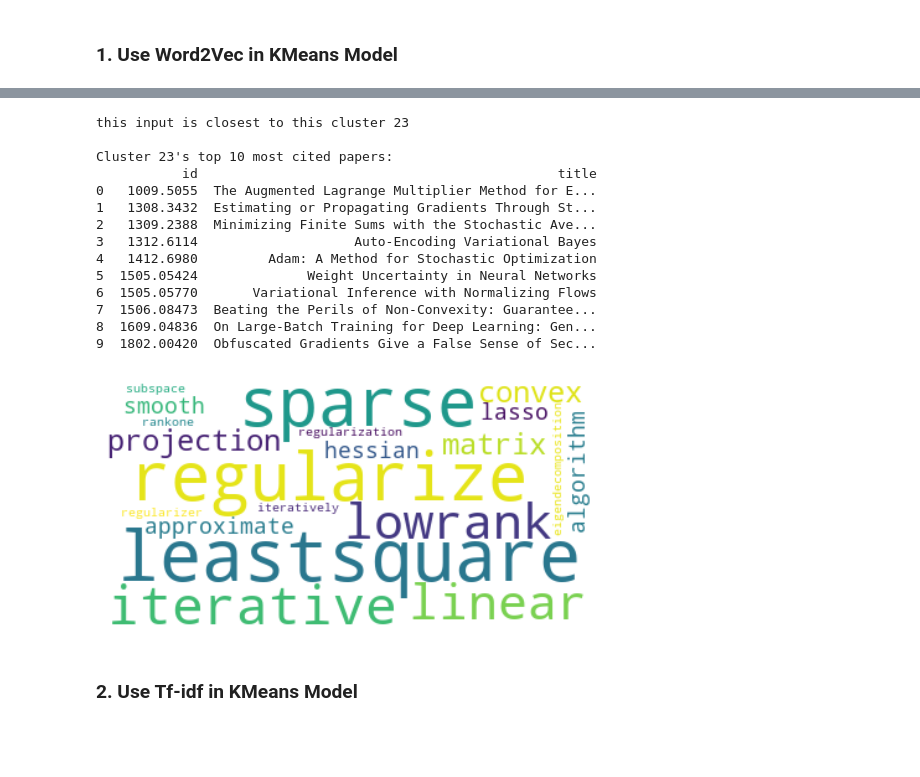
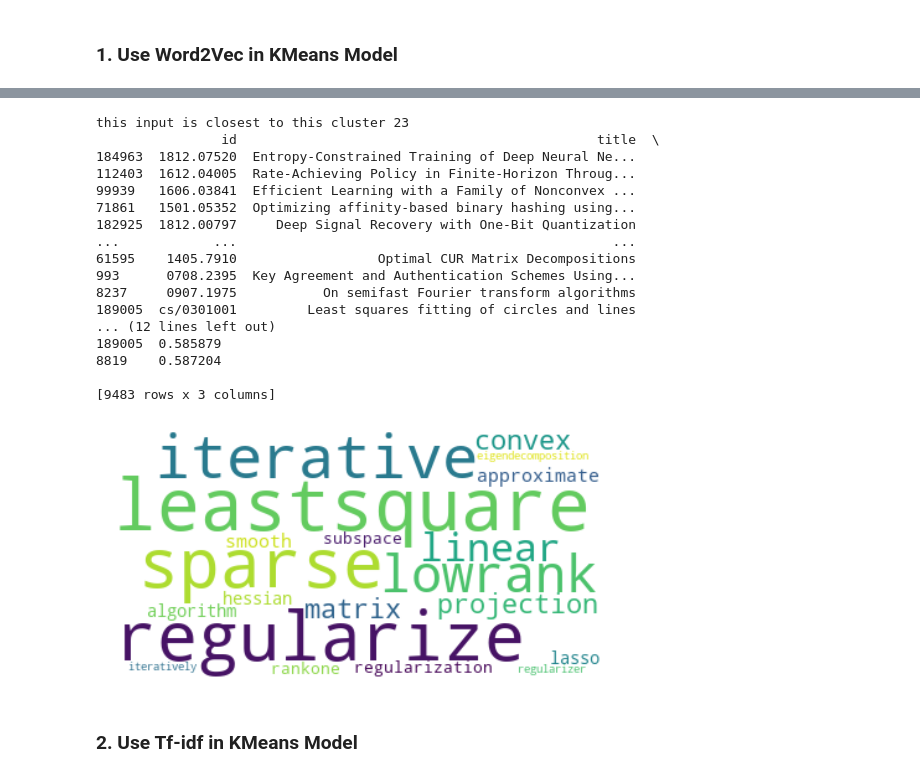
Before and after one commit to brandonywl/ArXiv-Dataset-T14, a Jupyter notebook: kmeans_classify.ipynb, the cells around one changed output, grey strips where cells are left out. Cells and saved outputs as stored; diff of their text form; code cells hidden in the pictures; blank space fills up the shorter version.

Commit message:
Added content on document similarity

```diff
--- a/kmeans_classify.ipynb
+++ b/kmeans_classify.ipynb
@@ -236,28 +204,31 @@ Cluster 24's top 10 most cited papers:
 # %%
 
 # get user input vector
 if NORMALIZE_VECTOR is True:
     user_input = "loss function deep learning algorithm optimization"
-    kmeans_classify.predict_user_query_cluster(user_input, norm_word_vectorizer, norm_km_model, data_df, df_citations, norm_vectorized_docs)
+    kmeans_classify.predict_user_query_cluster(user_input, norm_word_vectorizer, norm_km_model, data_df, df_citations, norm_vectorized_docs, sort_by='similarity')
 else:
     user_input = "loss function deep learning algorithm optimization"
     kmeans_classify.predict_user_query_cluster(user_input, word_vectorizer, km_model, data_df, df_citations, vectorized_docs)
 # %% [output]
 this input is closest to this cluster 23
+                id                                              title  \
+184963  1812.07520  Entropy-Constrained Training of Deep Neural Ne...
+112403  1612.04005  Rate-Achieving Policy in Finite-Horizon Throug...
+99939   1606.03841  Efficient Learning with a Family of Nonconvex ...
+71861   1501.05352  Optimizing affinity-based binary hashing using...
+182925  1812.00797     Deep Signal Recovery with One-Bit Quantization
+...            ...                                                ...
+61595    1405.7910                  Optimal CUR Matrix Decompositions
+993      0708.2395  Key Agreement and Authentication Schemes Using...
+8237     0907.1975           On semifast Fourier transform algorithms
+189005  cs/0301001         Least squares fitting of circles and lines
+... (12 lines left out)
+189005  0.585879
+8819    0.587204
 
-Cluster 23's top 10 most cited papers:
-           id                                              title
-0   1009.5055  The Augmented Lagrange Multiplier Method for E...
-1   1308.3432  Estimating or Propagating Gradients Through St...
-2   1309.2388  Minimizing Finite Sums with the Stochastic Ave...
-3   1312.6114                    Auto-Encoding Variational Bayes
-4   1412.6980         Adam: A Method for Stochastic Optimization
-5  1505.05424              Weight Uncertainty in Neural Networks
-6  1505.05770       Variational Inference with Normalizing Flows
-7  1506.08473  Beating the Perils of Non-Convexity: Guarantee...
-8  1609.04836  On Large-Batch Training for Deep Learning: Gen...
-9  1802.00420  Obfuscated Gradients Give a False Sense of Sec...
+[9483 rows x 3 columns]
-[figure, old version]
+[figure, new version]
 # %% [markdown]
 ### 2. Use Tf-idf in KMeans Model ###
 # %%
```
Also changed, not shown: parts of 4 cells of this notebook, 1 other file.
